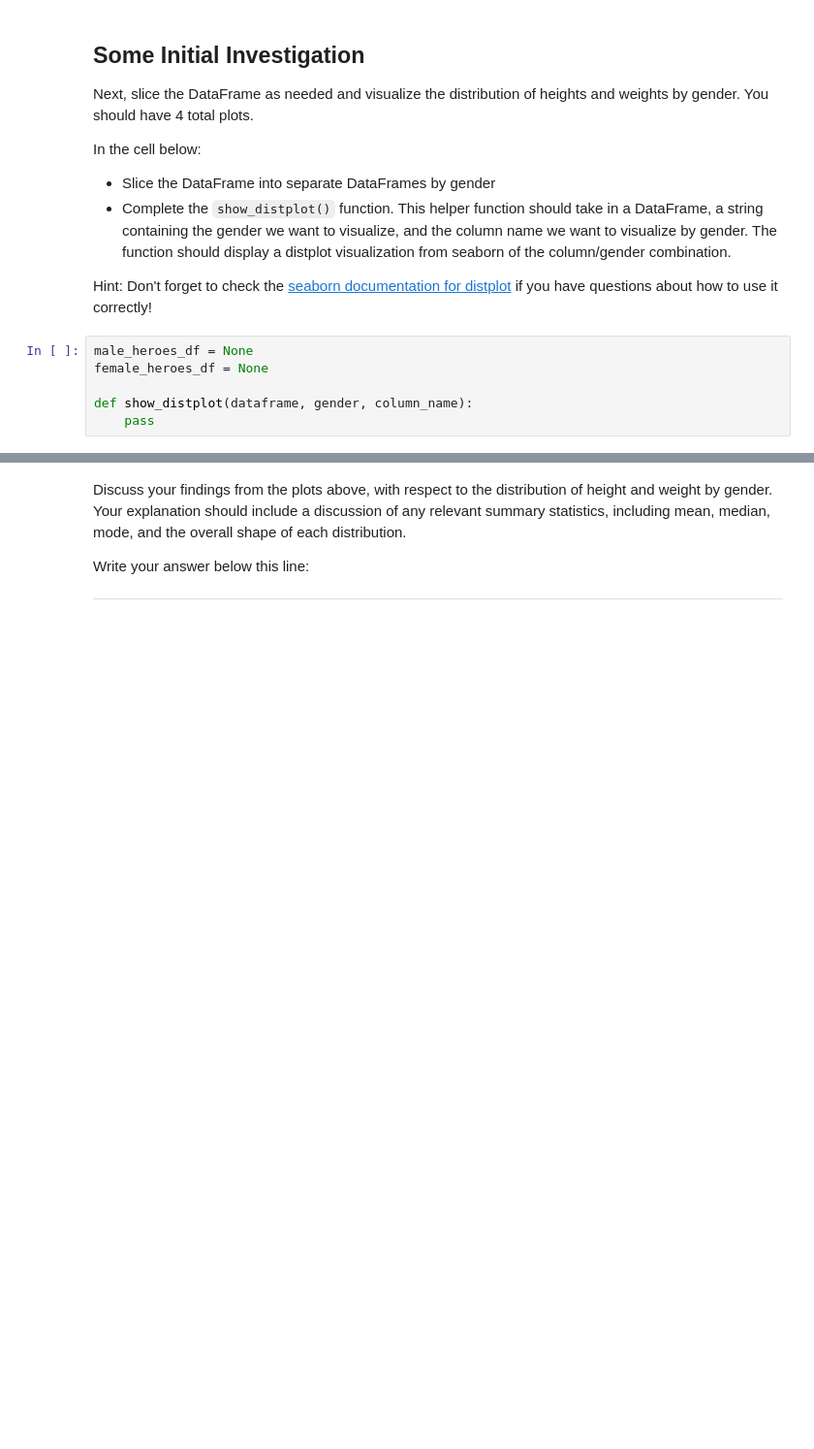
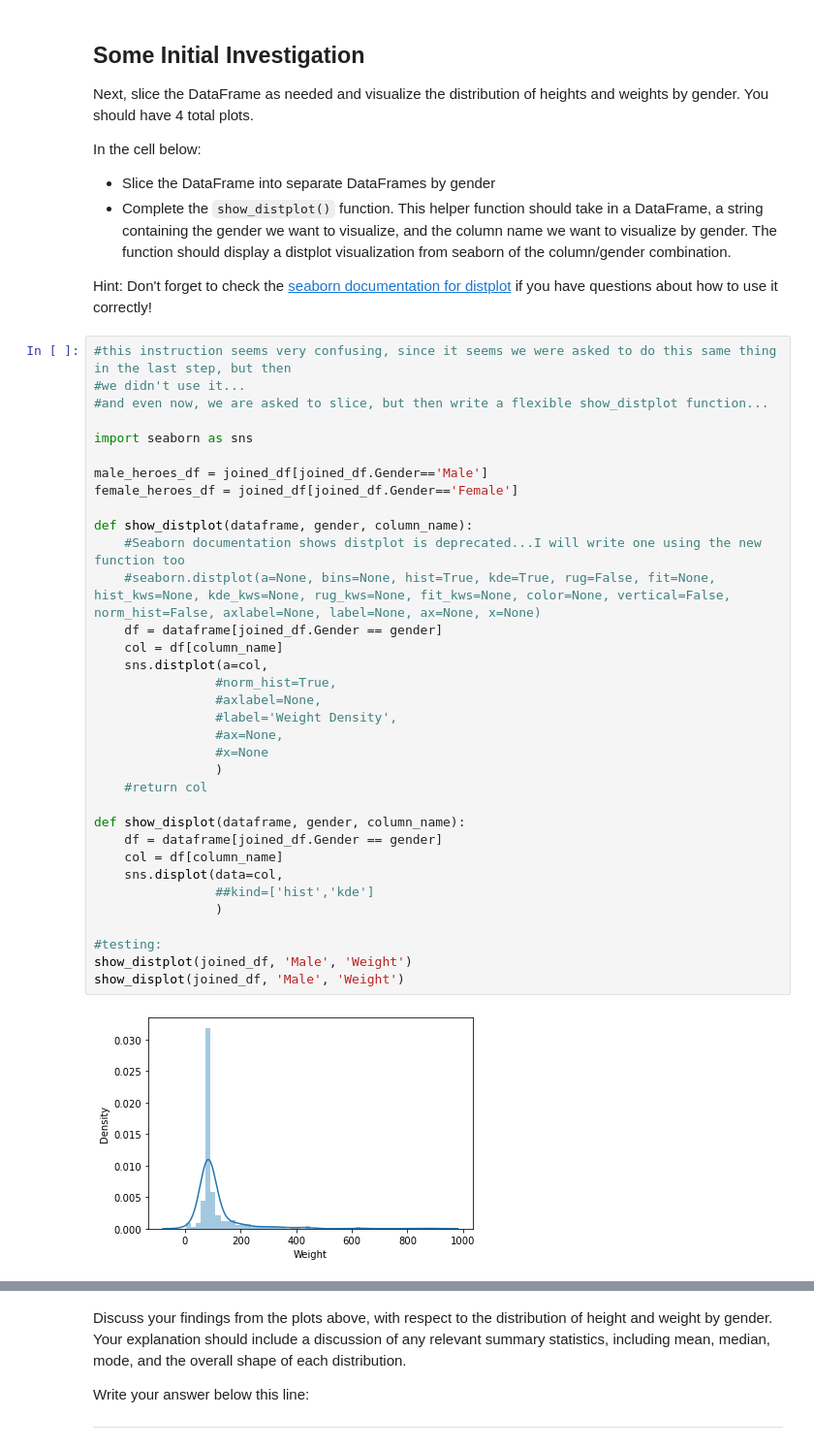
Before and after one commit to ericthansen/dsc-data-cleaning-project-online-ds-sp-000, a Jupyter notebook: index.ipynb, the cells around one changed output, grey strips where cells are left out. Shown at 97% size. Cells and saved outputs as stored; diff of their text form; blank space fills up the shorter version.

```diff
--- a/index.ipynb
+++ b/index.ipynb
@@ -381,9 +425,39 @@ In the cell below:
 * Complete the `show_distplot()` function.  This helper function should take in a DataFrame, a string containing the gender we want to visualize, and the column name we want to visualize by gender. The function should display a distplot visualization from seaborn of the column/gender combination.
 
 Hint: Don't forget to check the [seaborn documentation for distplot](https://seaborn.pydata.org/generated/seaborn.distplot.html) if you have questions about how to use it correctly!
-# %%
-male_heroes_df = None
-female_heroes_df = None
-
-def show_distplot(dataframe, gender, column_name):
-    pass
+# %%
+#this instruction seems very confusing, since it seems we were asked to do this same thing in the last step, but then
+#we didn't use it...
+#and even now, we are asked to slice, but then write a flexible show_distplot function...
+
+import seaborn as sns
+
+male_heroes_df = joined_df[joined_df.Gender=='Male']
+female_heroes_df = joined_df[joined_df.Gender=='Female']
+
+def show_distplot(dataframe, gender, column_name):
+    #Seaborn documentation shows distplot is deprecated...I will write one using the new function too
+    #seaborn.distplot(a=None, bins=None, hist=True, kde=True, rug=False, fit=None, hist_kws=None, kde_kws=None, rug_kws=None, fit_kws=None, color=None, vertical=False, norm_hist=False, axlabel=None, label=None, ax=None, x=None)
+    df = dataframe[joined_df.Gender == gender]
+    col = df[column_name]
+    sns.distplot(a=col,
+                #norm_hist=True,
+                #axlabel=None,
+                #label='Weight Density',
+                #ax=None,
+                #x=None
+                )
+    #return col
+
+def show_displot(dataframe, gender, column_name):
+    df = dataframe[joined_df.Gender == gender]
+    col = df[column_name]
+    sns.displot(data=col,
+                ##kind=['hist','kde']
+                )
+
+#testing:
+show_distplot(joined_df, 'Male', 'Weight')
+show_displot(joined_df, 'Male', 'Weight')
+# %% [output]
+[figure, added]
```
Also changed, not shown: parts of 9 cells of this notebook.
